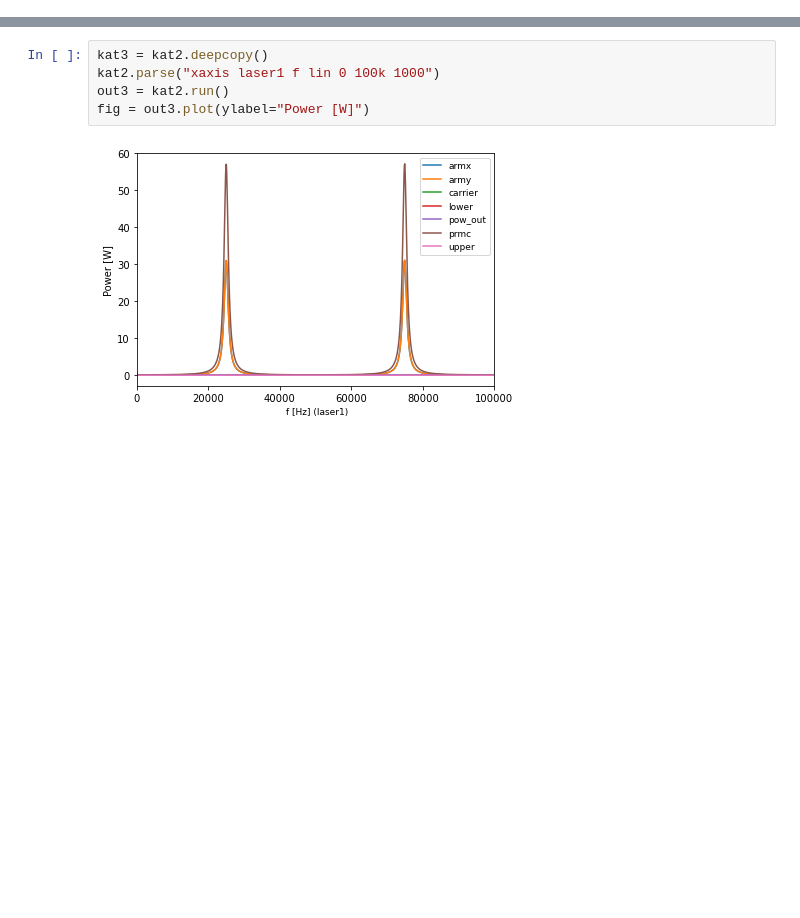
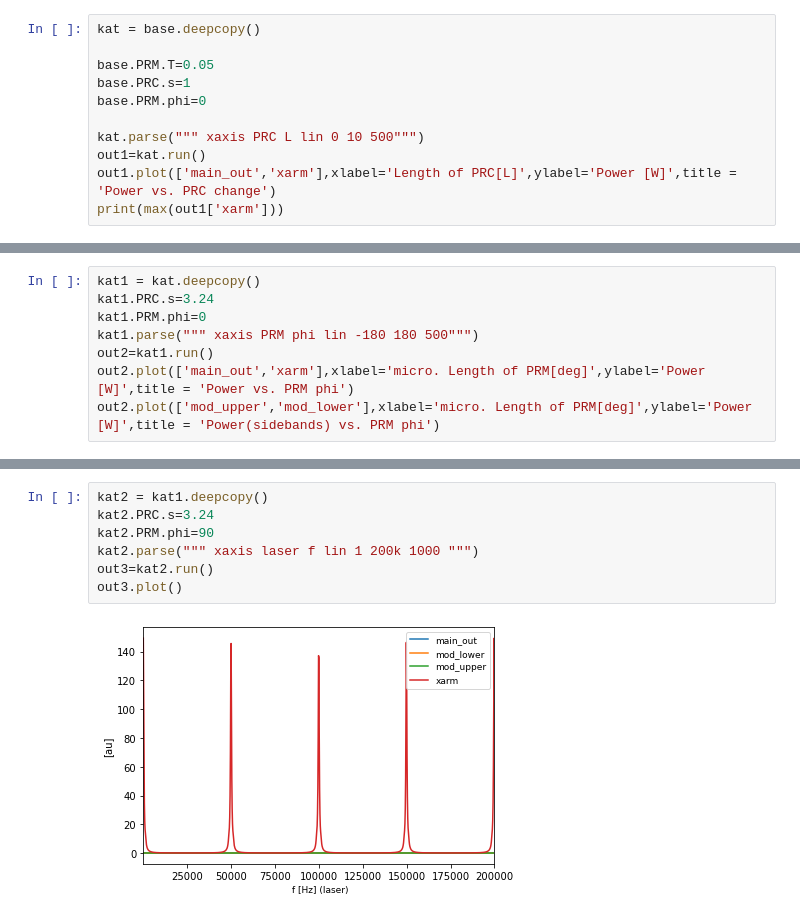
Before and after one commit to choudhary0parivesh/Finesse, a Jupyter notebook: Power Recycled MI/PRMI.ipynb, the cells around one changed output, grey strips where cells are left out. Drawn from its saved outputs; the diff is of its cells as text; blank space fills up the shorter version.

```diff
--- a/Power Recycled MI/PRMI.ipynb
+++ b/Power Recycled MI/PRMI.ipynb
@@ -96,0 +51,11 @@ plt.show()
+# %%
+kat = base.deepcopy()
+
+base.PRM.T=0.05
+base.PRC.s=1
+base.PRM.phi=0
+
+kat.parse(""" xaxis PRC L lin 0 10 500""")
+out1=kat.run()
+out1.plot(['main_out','xarm'],xlabel='Length of PRC[L]',ylabel='Power [W]',title = 'Power vs. PRC change')
+print(max(out1['xarm']))
@@ -96,0 +65,8 @@ plt.show()
+# %%
+kat1 = kat.deepcopy()
+kat1.PRC.s=3.24
+kat1.PRM.phi=0
+kat1.parse(""" xaxis PRM phi lin -180 180 500""")
+out2=kat1.run()
+out2.plot(['main_out','xarm'],xlabel='micro. Length of PRM[deg]',ylabel='Power [W]',title = 'Power vs. PRM phi')
+out2.plot(['mod_upper','mod_lower'],xlabel='micro. Length of PRM[deg]',ylabel='Power [W]',title = 'Power(sidebands) vs. PRM phi')
@@ -97,7 +76,9 @@ plt.show()
 # %%
-kat3 = kat2.deepcopy()
-kat2.parse("xaxis laser1 f lin 0 100k 1000")
-out3 = kat2.run()
-fig = out3.plot(ylabel="Power [W]")
+kat2 = kat1.deepcopy()
+kat2.PRC.s=3.24
+kat2.PRM.phi=90
+kat2.parse(""" xaxis laser f lin 1 200k 1000 """)
+out3=kat2.run()
+out3.plot()
 # %% [output]
-[figure, old version]
+[figure, new version]
```
Also changed, not shown: parts of 6 cells of this notebook.
